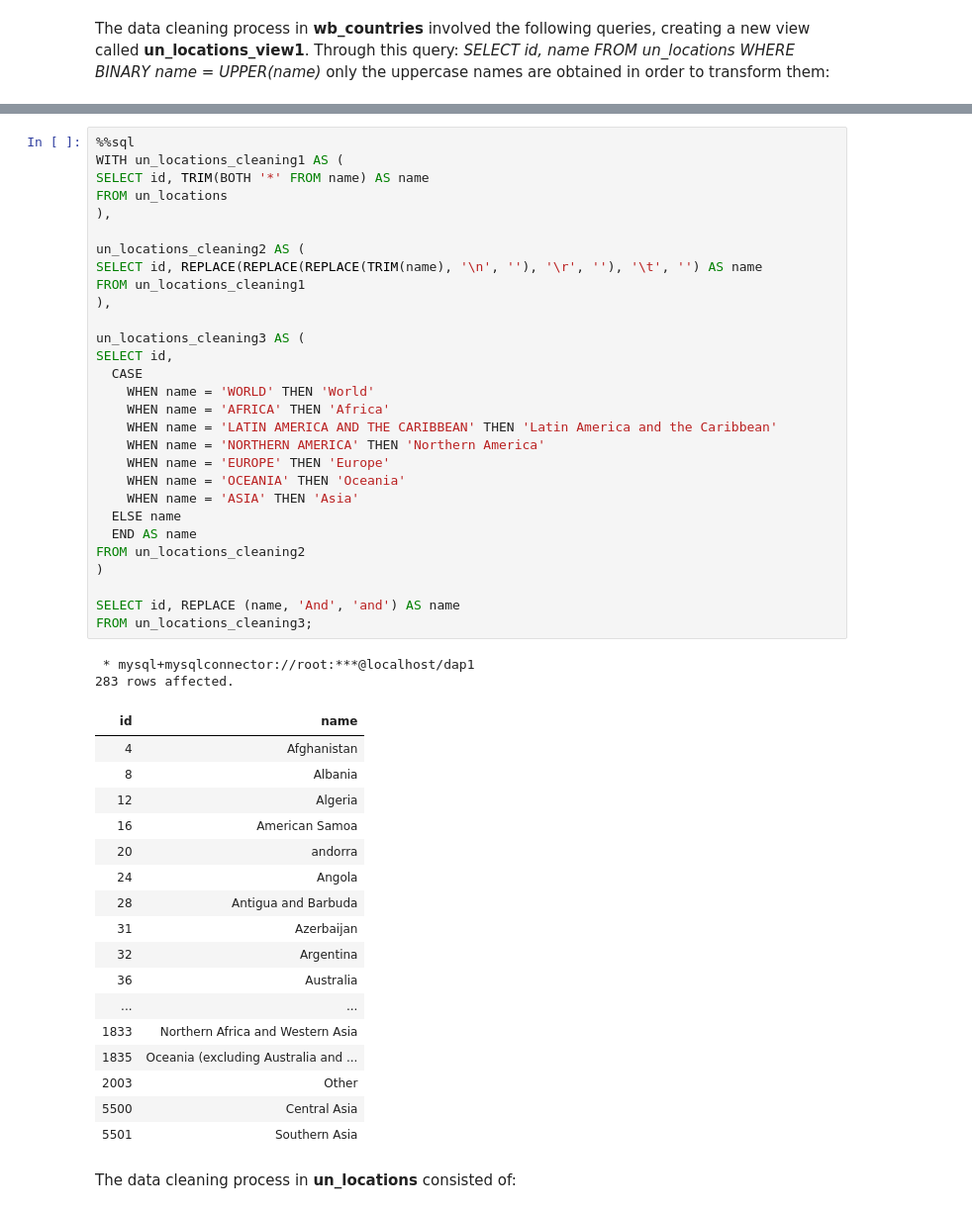
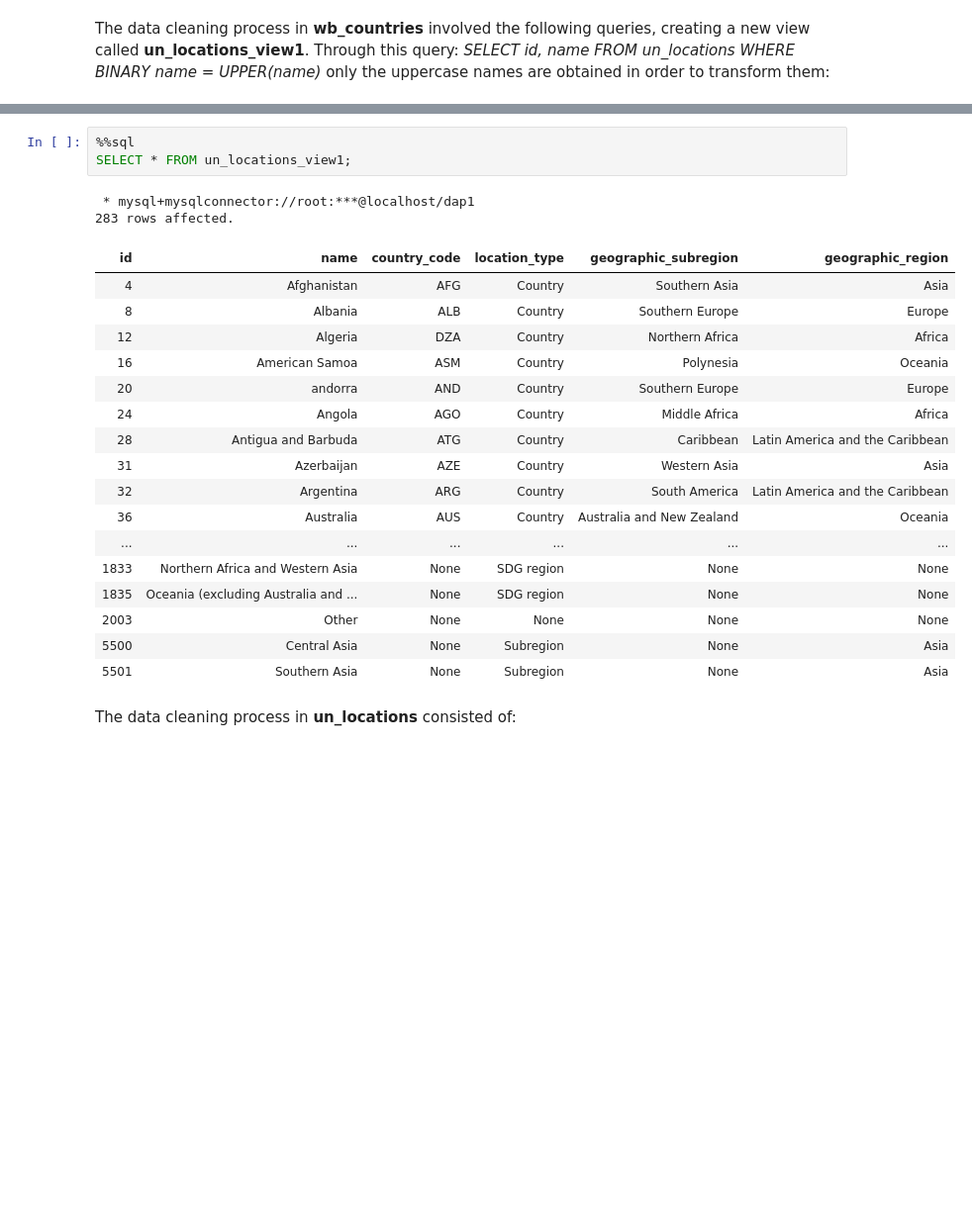
Before and after one commit to jsruano/dap1_migration_analysis, a Jupyter notebook: notebooks/2.2.4. Initial data cleaning.ipynb, the cells around one changed output, grey strips where cells are left out. Shown: that part at 99% size. Drawn from its saved outputs; the diff is of its cells as text; blank space fills up the shorter version.

```diff
--- a/notebooks/2.2.4. Initial data cleaning.ipynb
+++ b/notebooks/2.2.4. Initial data cleaning.ipynb
@@ -31,52 +108,26 @@ The data cleaning process in **wb_countries** involved the following queries, cr
 # %%
 %%sql
-WITH un_locations_cleaning1 AS (
-SELECT id, TRIM(BOTH '*' FROM name) AS name
-FROM un_locations
-),
-
-un_locations_cleaning2 AS (
-SELECT id, REPLACE(REPLACE(REPLACE(TRIM(name), '\n', ''), '\r', ''), '\t', '') AS name
-FROM un_locations_cleaning1
-),
-
-un_locations_cleaning3 AS (
-SELECT id,
-  CASE
-    WHEN name = 'WORLD' THEN 'World'
-    WHEN name = 'AFRICA' THEN 'Africa'
-    WHEN name = 'LATIN AMERICA AND THE CARIBBEAN' THEN 'Latin America and the Caribbean'
-    WHEN name = 'NORTHERN AMERICA' THEN 'Northern America'
-    WHEN name = 'EUROPE' THEN 'Europe'
-    WHEN name = 'OCEANIA' THEN 'Oceania'
-    WHEN name = 'ASIA' THEN 'Asia'
-  ELSE name
-  END AS name
-FROM un_locations_cleaning2
-)
-
-SELECT id, REPLACE (name, 'And', 'and') AS name
-FROM un_locations_cleaning3;
+SELECT * FROM un_locations_view1;
 # %% [output]
  * mysql+mysqlconnector://root:***@localhost/dap1
 283 rows affected.
-| id | name |
-| 4 | Afghanistan |
-| 8 | Albania |
-| 12 | Algeria |
-| 16 | American Samoa |
-| 20 | andorra |
-| 24 | Angola |
-| 28 | Antigua and Barbuda |
-| 31 | Azerbaijan |
-| 32 | Argentina |
-| 36 | Australia |
-| ... | ... |
-| 1833 | Northern Africa and Western Asia |
-| 1835 | Oceania (excluding Australia and ... |
-| 2003 | Other |
-| 5500 | Central Asia |
-| 5501 | Southern Asia |
+| id | name | country_code | location_type | geographic_subregion | geographic_region |
+| 4 | Afghanistan | AFG | Country | Southern Asia | Asia |
+| 8 | Albania | ALB | Country | Southern Europe | Europe |
+| 12 | Algeria | DZA | Country | Northern Africa | Africa |
+| 16 | American Samoa | ASM | Country | Polynesia | Oceania |
+| 20 | andorra | AND | Country | Southern Europe | Europe |
+| 24 | Angola | AGO | Country | Middle Africa | Africa |
+| 28 | Antigua and Barbuda | ATG | Country | Caribbean | Latin America and the Caribbean |
+| 31 | Azerbaijan | AZE | Country | Western Asia | Asia |
+| 32 | Argentina | ARG | Country | South America | Latin America and the Caribbean |
+| 36 | Australia | AUS | Country | Australia and New Zealand | Oceania |
+| ... | ... | ... | ... | ... | ... |
+| 1833 | Northern Africa and Western Asia | None | SDG region | None | None |
+| 1835 | Oceania (excluding Australia and ... | None | SDG region | None | None |
+| 2003 | Other | None | None | None | None |
+| 5500 | Central Asia | None | Subregion | None | Asia |
+| 5501 | Southern Asia | None | Subregion | None | Asia |
 # %% [markdown]
 The data cleaning process in **un_locations** consisted of:
 # %%
```
Also changed, not shown: parts of 2 cells of this notebook.
